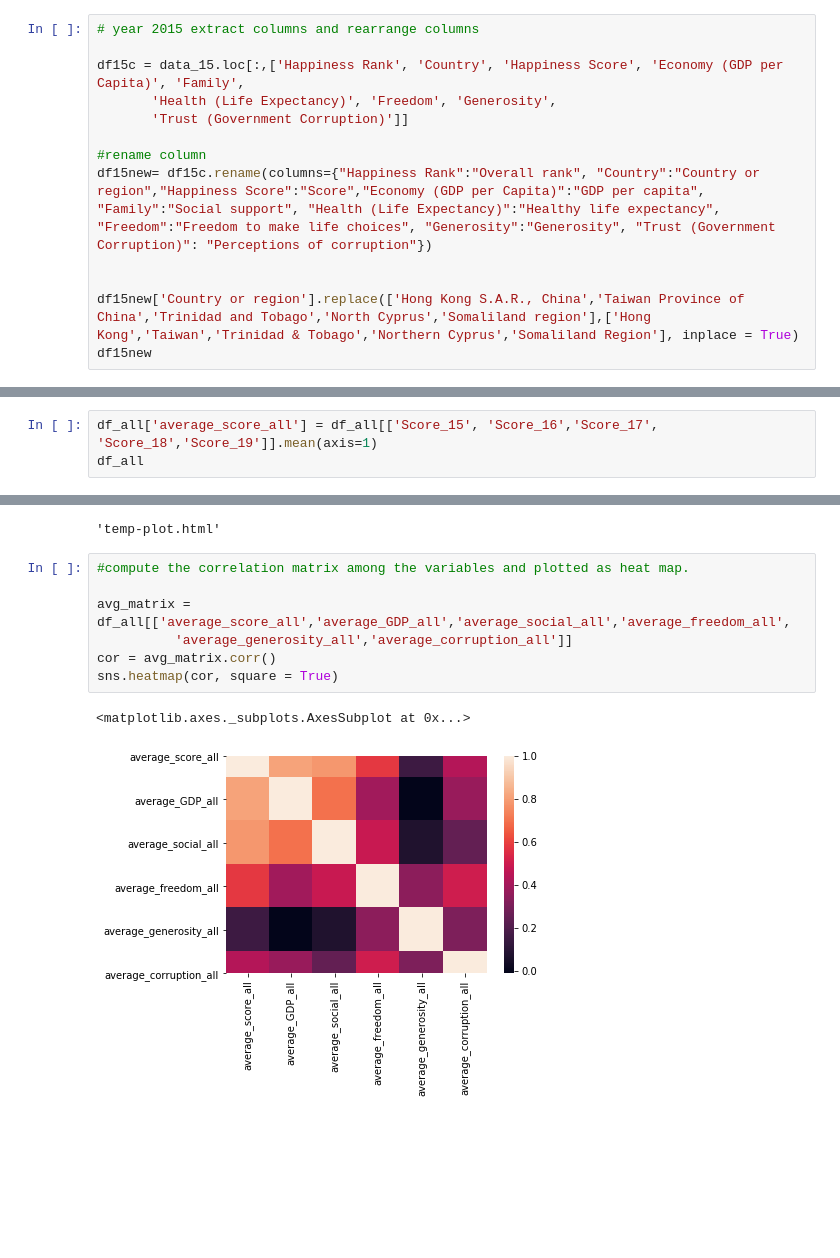
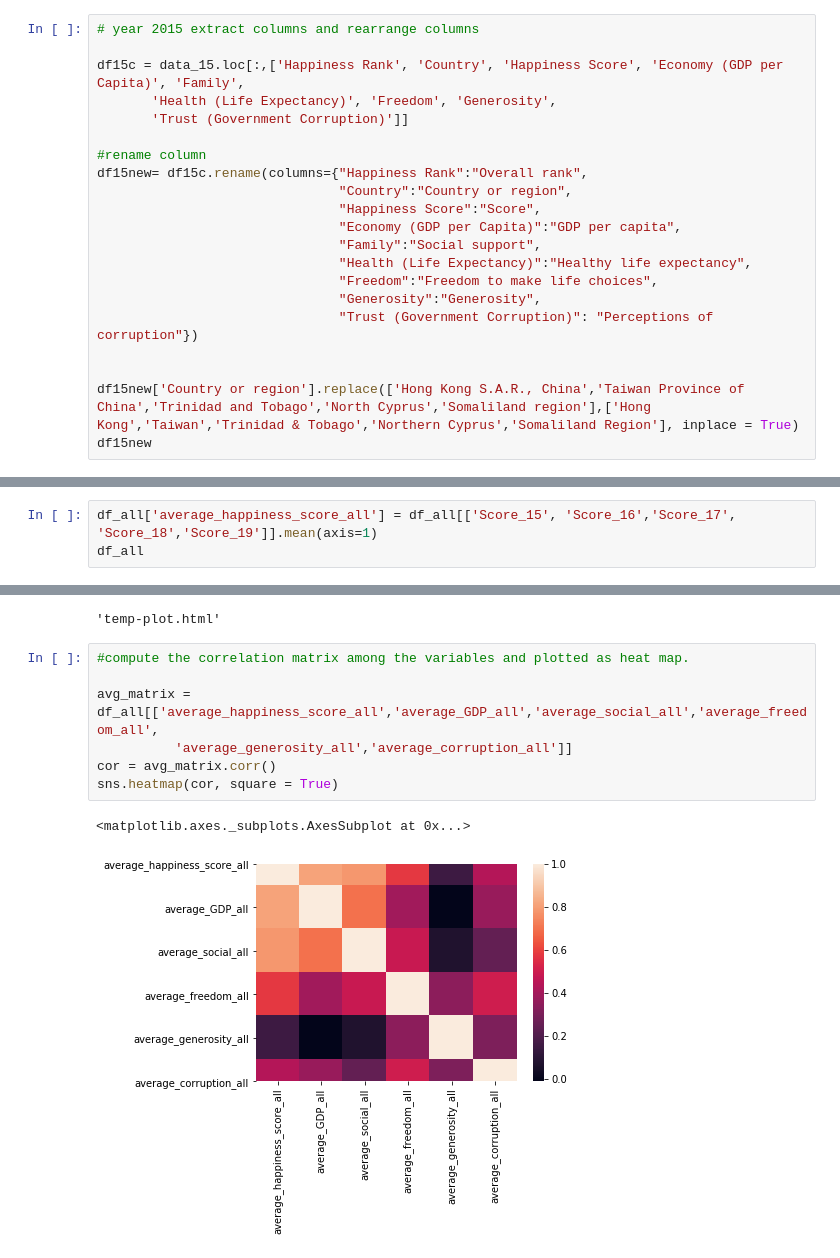
Before and after one commit to jcook25/project-one, a Jupyter notebook: Tammy.ipynb, the cells around one changed output, grey strips where cells are left out. Drawn from its saved outputs; the diff is of its cells as text; blank space fills up the shorter version.

```diff
--- a/Tammy.ipynb
+++ b/Tammy.ipynb
@@ -35,7 +35,15 @@ df15c = data_15.loc[:,['Happiness Rank', 'Country', 'Happiness Score', 'Economy
        'Trust (Government Corruption)']]
 
 #rename column
-df15new= df15c.rename(columns={"Happiness Rank":"Overall rank", "Country":"Country or region","Happiness Score":"Score","Economy (GDP per Capita)":"GDP per capita", "Family":"Social support", "Health (Life Expectancy)":"Healthy life expectancy", "Freedom":"Freedom to make life choices", "Generosity":"Generosity", "Trust (Government Corruption)": "Perceptions of corruption"})
+df15new= df15c.rename(columns={"Happiness Rank":"Overall rank",
+                               "Country":"Country or region",
+                               "Happiness Score":"Score",
+                               "Economy (GDP per Capita)":"GDP per capita",
+                               "Family":"Social support",
+                               "Health (Life Expectancy)":"Healthy life expectancy",
+                               "Freedom":"Freedom to make life choices",
+                               "Generosity":"Generosity",
+                               "Trust (Government Corruption)": "Perceptions of corruption"})
 
 
 df15new['Country or region'].replace(['Hong Kong S.A.R., China','Taiwan Province of China','Trinidad and Tobago','North Cyprus','Somaliland region'],['Hong Kong','Taiwan','Trinidad & Tobago','Northern Cyprus','Somaliland Region'], inplace = True)
@@ -218,7 +226,7 @@ df_all
 # %%
 df_all.to_csv("Sheets/world_happiness.csv", index=False, header=True)
 # %%
-df_all['average_score_all'] = df_all[['Score_15', 'Score_16','Score_17', 'Score_18','Score_19']].mean(axis=1)
+df_all['average_happiness_score_all'] = df_all[['Score_15', 'Score_16','Score_17', 'Score_18','Score_19']].mean(axis=1)
 df_all
 # %% [output]
 |  | Overall rank_15 | Country or region | Score_15 | GDP per capita_15 | Social support_15 | ... |
@@ -332,10 +352,10 @@ py.offline.plot(choromap)
 # %%
 #compute the correlation matrix among the variables and plotted as heat map.
 
-avg_matrix = df_all[['average_score_all','average_GDP_all','average_social_all','average_freedom_all',
+avg_matrix = df_all[['average_happiness_score_all','average_GDP_all','average_social_all','average_freedom_all',
           'average_generosity_all','average_corruption_all']]
 cor = avg_matrix.corr()
 sns.heatmap(cor, square = True)
 # %% [output]
 <matplotlib.axes._subplots.AxesSubplot at 0x...>
-[figure, old version]
+[figure, new version]
```
Also changed, not shown: parts of 11 cells of this notebook, 2 other files.
